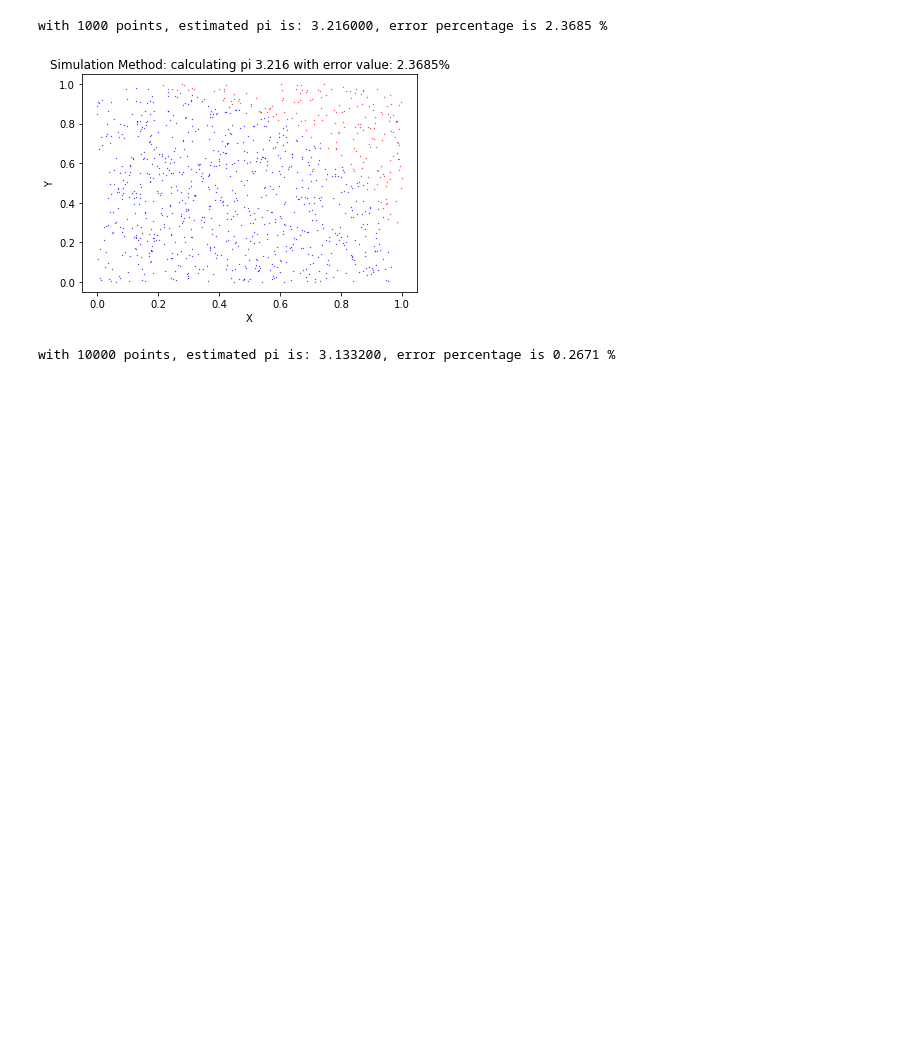
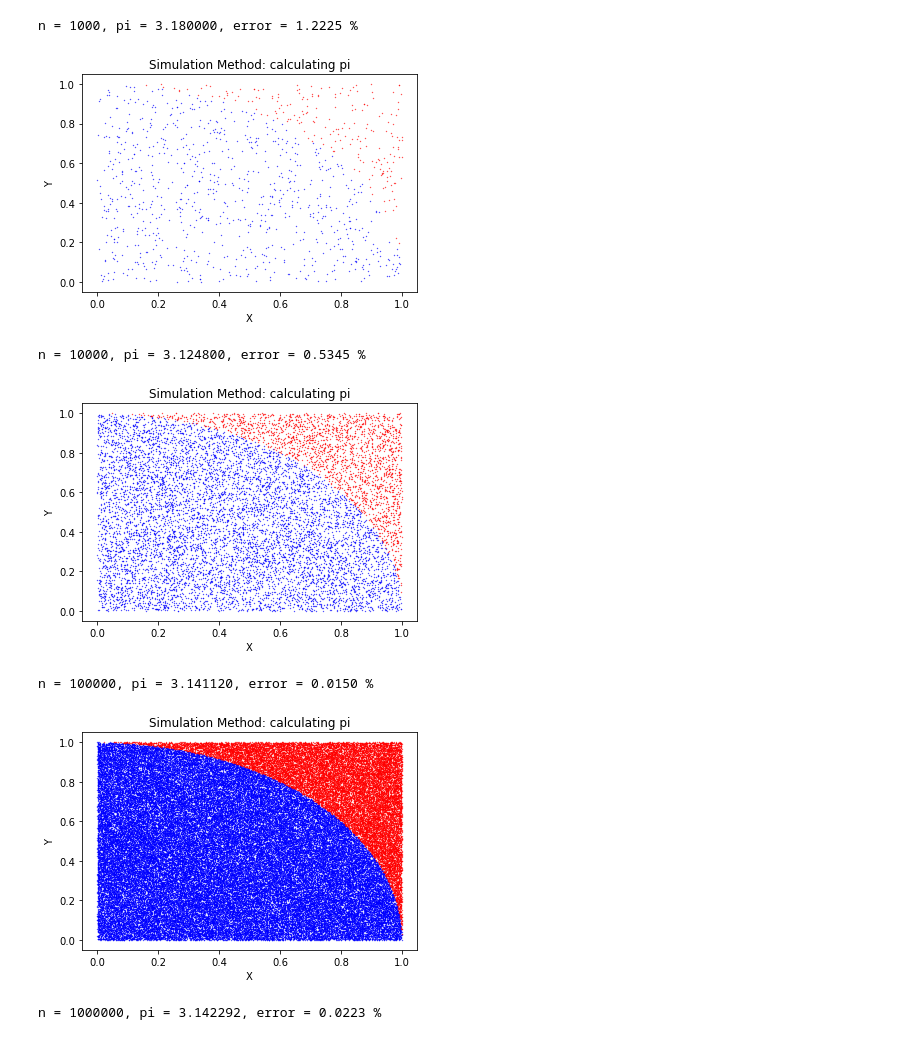
Before and after one commit to stevenone11/CECS-451-Simulation-Algorithm, a Jupyter notebook: pi.ipynb, the cells around one changed output. Cells and saved outputs as stored; diff of their text form; code cells hidden in the pictures; blank space fills up the shorter version.

Commit message:
finalized simulation

```diff
--- a/pi.ipynb
+++ b/pi.ipynb
@@ -35,51 +35,55 @@ def calcError(nSize, circleCords):
 
     errorVal = abs(((math.pi - estPi)*100)/ math.pi)
 
-    print("with {0:} points, estimated pi is: {1:.6f}, error percentage is {2:.4f} %".format(nSize, estPi, errorVal))
+    print("n = {0:}, pi = {1:.6f}, error = {2:.4f} %".format(nSize, estPi, errorVal))
     return estPi, errorVal
 
 
 # plots the points in and outside of th circle
 def plotGraph(circleCords, outCircleCords, errorVal, estPi):
-    for point in circleCords:
-        plt.scatter(point[0], point[1], .1, color='b')
-    for point in outCircleCords:
-        plt.scatter(point[0], point[1], .1, color='r')
+    x, y = zip(*circleCords)
+    a, b = zip(*outCircleCords)
+    plt.scatter(x, y, .1, color = 'b')
+    plt.scatter(a, b, .1, color = 'r')
     plt.xlabel("X")
     plt.ylabel("Y")
-    plt.title("Simulation Method: calculating pi " + str(round(estPi,6)) +" with error value: " + str(round(errorVal,4)) + "%")
+    plt.title("Simulation Method: calculating pi")
     plt.show()
     plt.close()
 
 
 # runs the entire simulation and returns the graph with the points
 def runSimulation(nPoints):
     xRange = 1
     yRange = 1
     allPoints = set()
 
     # creates the set in circle, total set and outside of the circle
     coordsInCircle, coordsOutsideOfCircle = createSet(nPoints, xRange, yRange, allPoints)
 
     # creates the pi and error value
     estPi, errorVal = calcError(nPoints, coordsInCircle)
 
     # plots the points on the graph
     plotGraph(coordsInCircle, coordsOutsideOfCircle, errorVal, estPi)
 
 
 def main():
     nSize = 10 ** 3
     runSimulation(nSize)
     nSize = 10 ** 4
     runSimulation(nSize)
     nSize = 10 ** 5
     runSimulation(nSize)
     nSize = 10 ** 6
     runSimulation(nSize)
 
 main()
 # %% [output]
-with 1000 points, estimated pi is: 3.216000, error percentage is 2.3685 %
+n = 1000, pi = 3.180000, error = 1.2225 %
-[figure, old version]
+[figure, new version]
-with 10000 points, estimated pi is: 3.133200, error percentage is 0.2671 %
+n = 10000, pi = 3.124800, error = 0.5345 %
+[figure, added]
+n = 100000, pi = 3.141120, error = 0.0150 %
+[figure, added]
+n = 1000000, pi = 3.142292, error = 0.0223 %
```
Also changed, not shown: parts of 1 cell of this notebook, 2 other files.
